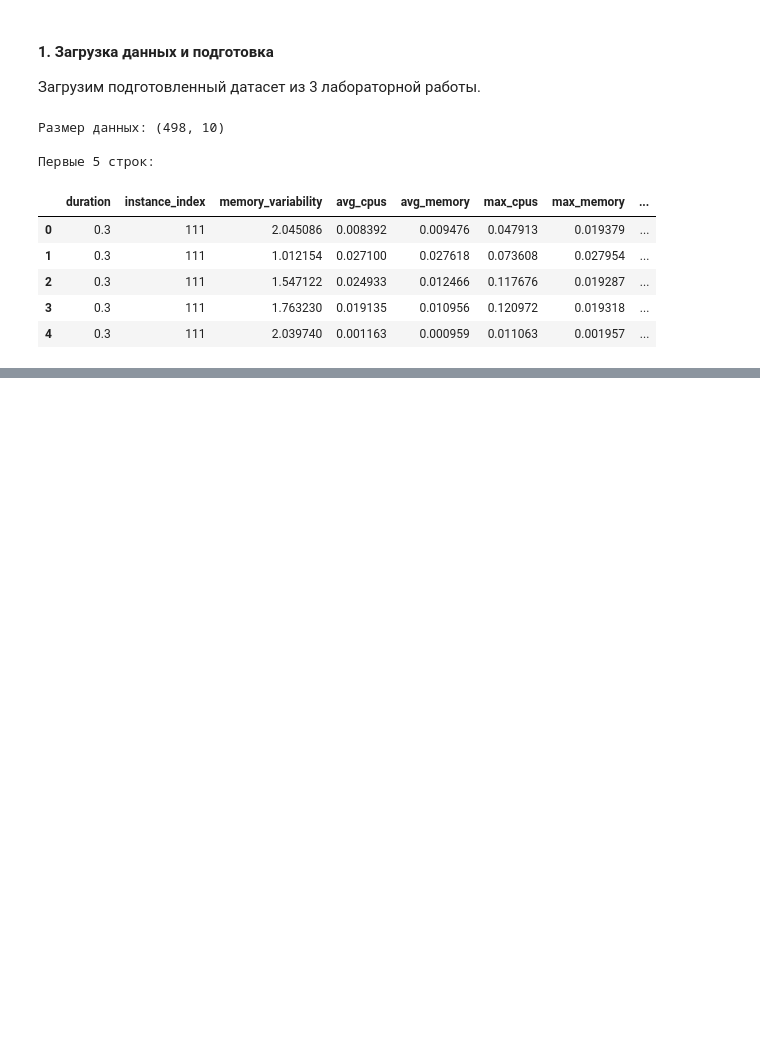
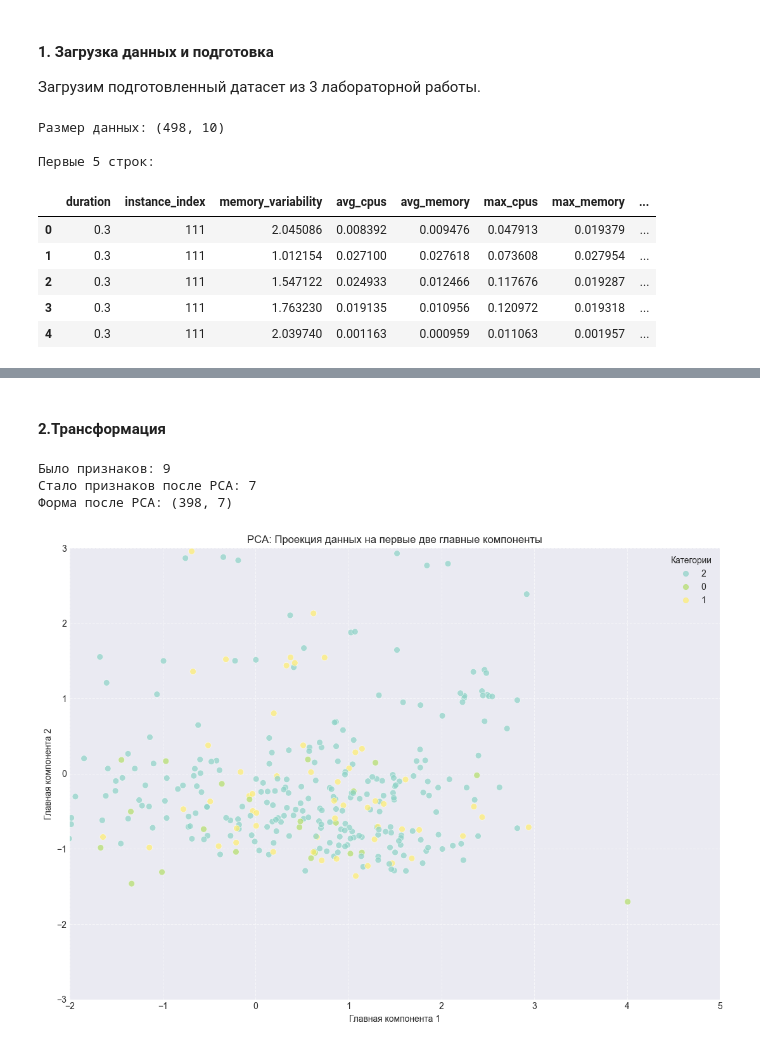
Before and after one commit to Ainur-Makhmutov/MAD-LABs, a Jupyter notebook: 4_laba.ipynb, the cells around one changed output, grey strips where cells are left out. Saved outputs shown, nothing was run; the diff lists cells and outputs as text; code cells hidden in the pictures; blank space fills up the shorter version.

```diff
--- a/4_laba.ipynb
+++ b/4_laba.ipynb
@@ -46,0 +129,47 @@ df.head()
+# %% [markdown]
+#### __2.Трансформация__
+# %%
+pca = PCA(n_components=0.95)
+
+X_train_pca = pca.fit_transform(X_train_scaled)
+
+X_test_pca = pca.transform(X_test_scaled)
+
+print(f"Было признаков: {X_train_scaled.shape[1]}")
+print(f"Стало признаков после PCA: {pca.n_components_}")
+print(f"Форма после PCA: {X_train_pca.shape}")
+# %% [output]
+Было признаков: 9
+Стало признаков после PCA: 7
+Форма после PCA: (398, 7)
+# %%
+# Получаем уникальные названия категорий и их коды
+labels, categories = pd.factorize(y_train)
+plt.figure(figsize=(11, 8))
+
+scatter = plt.scatter(X_train_pca[:, 0], X_train_pca[:, 1],
+                      c=labels,
+                      cmap='Set3',
+                      alpha=0.7,
+                      s=50,
+                      edgecolors='white',
+                      linewidths=0.5)
+
+# Создаем легенду с названиями классов
+plt.legend(handles=scatter.legend_elements()[0],
+           labels=categories.tolist(),
+           title="Категории",
+           loc='best',
+           bbox_to_anchor=(1, 1))
+
+plt.xlabel('Главная компонента 1')
+plt.ylabel('Главная компонента 2')
+plt.title('PCA: Проекция данных на первые две главные компоненты')
+plt.grid(True, linestyle='--', alpha=0.6)
+plt.xlim(-2, 5)  # Покажет область по оси ГК1
+plt.ylim(-3, 3)  # Покажет область по оси ГК2
+
+plt.tight_layout()
+plt.show()
+# %% [output]
+[figure, added]
```
Also changed, not shown: parts of 4 cells of this notebook, 3 other files.
